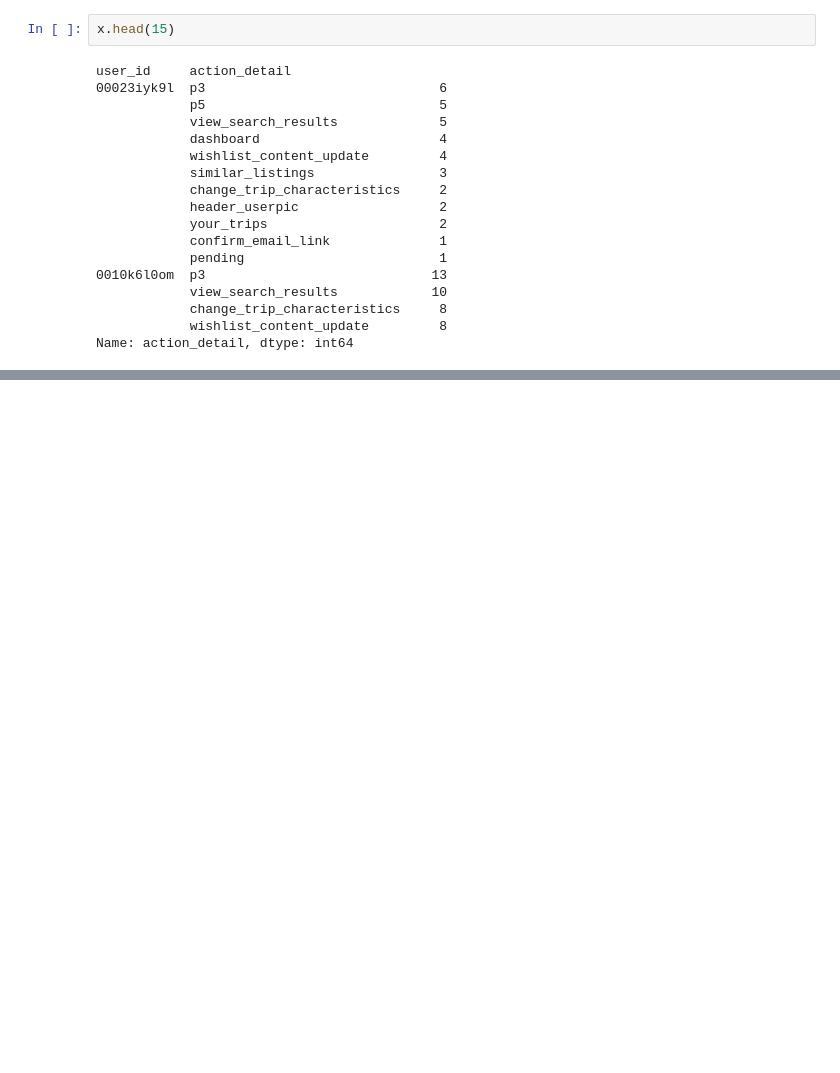
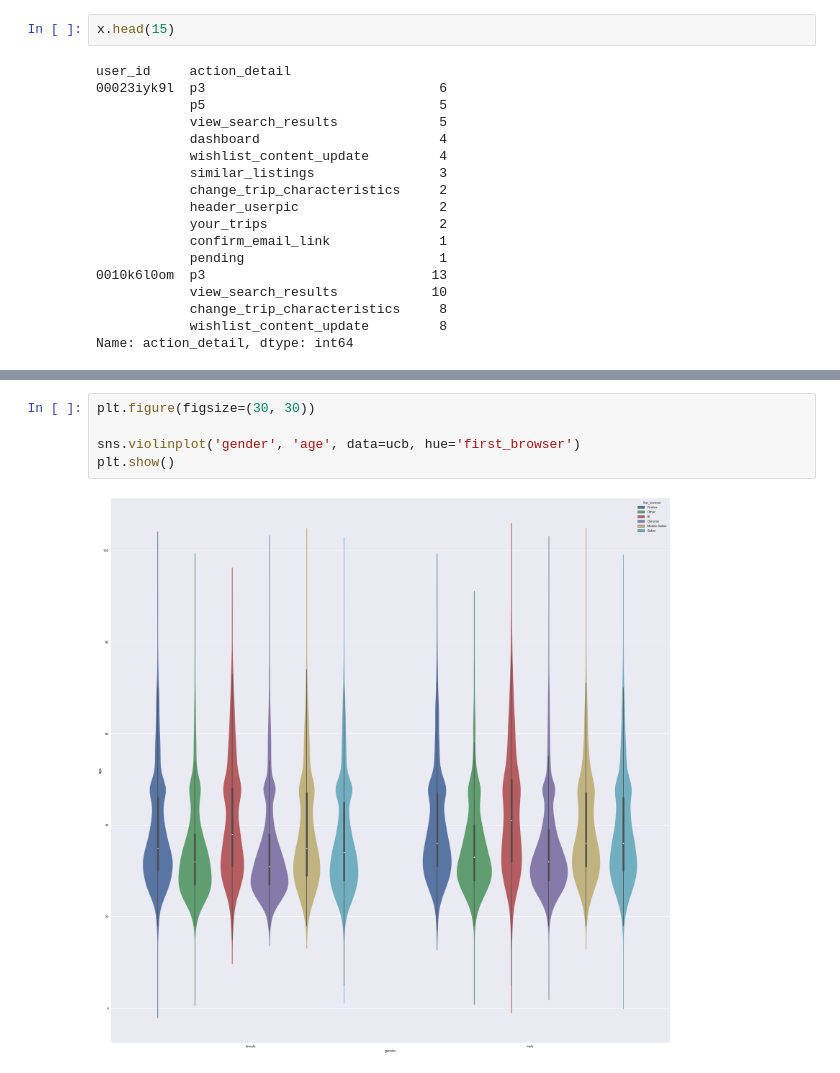
Before and after one commit to TJBANEY/Springboard-Code, a Jupyter notebook: Capstone 1 Data Wrangling.ipynb, the cells around one changed output, grey strips where cells are left out. Drawn from its saved outputs; the diff is of its cells as text; blank space fills up the shorter version.

```diff
--- a/Capstone 1 Data Wrangling.ipynb
+++ b/Capstone 1 Data Wrangling.ipynb
@@ -210,0 +345,7 @@ Name: action_detail, dtype: int64
+# %%
+plt.figure(figsize=(30, 30))
+
+sns.violinplot('gender', 'age', data=ucb, hue='first_browser')
+plt.show()
+# %% [output]
+[figure, added]
```
Also changed, not shown: parts of 26 cells of this notebook, 3 other files.
